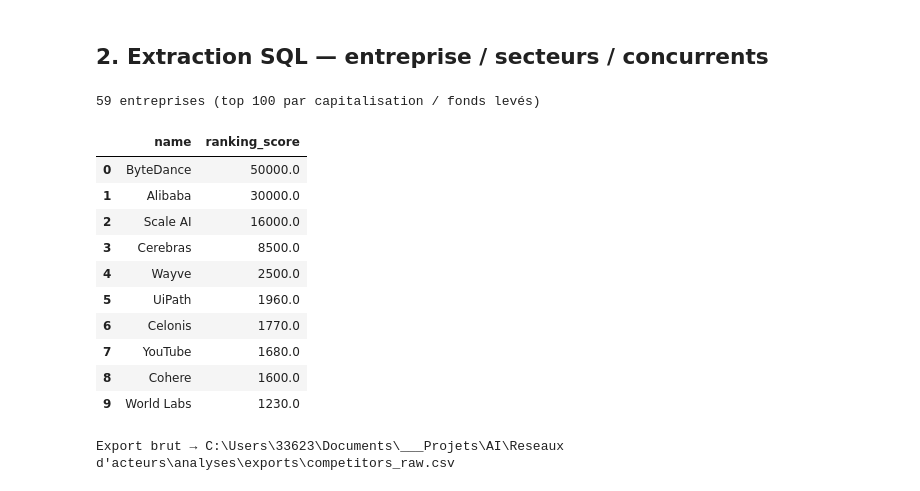
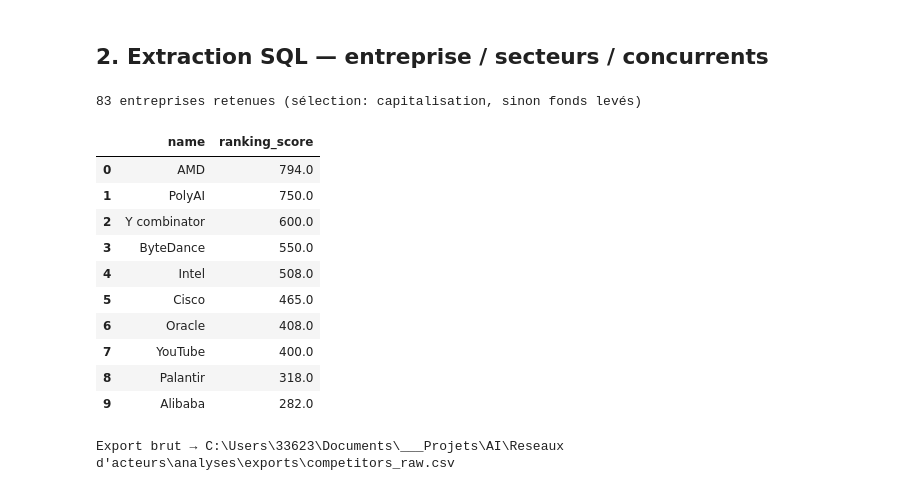
Before and after one commit to BenaventC/AInetworks, a Jupyter notebook: analyses/competition_analysis.ipynb, the cells around one changed output. Cells and saved outputs as stored; diff of their text form; code cells hidden in the pictures.

```diff
--- a/analyses/competition_analysis.ipynb
+++ b/analyses/competition_analysis.ipynb
@@ -40,47 +43,56 @@ Exports : C:\Users\33623\Documents\___Projets\AI\Reseaux d'acteurs\analyses\expo
 # %% [markdown]
 ## 2. Extraction SQL — entreprise / secteurs / concurrents
 # %%
-TOP_N = 100   # nombre d'entreprises retenues pour l'analyse
-
-# ranking_score = MAX(capitalization, funds_raised) en numérique — même logique que server.js
 SQL = f"""
+WITH base AS (
+    SELECT
+        name             AS {COL_NAME},
+        sector           AS {COL_SECTOR},
+        main_competitors AS {COL_COMPETITORS},
+        CASE
+            WHEN NULLIF(TRIM(capitalization), '') IS NULL THEN NULL
+            ELSE CAST(REPLACE(capitalization, ',', '.') AS REAL)
+        END AS cap_musd,
+        CASE
+            WHEN NULLIF(TRIM(funds_raised), '') IS NULL THEN NULL
+            ELSE CAST(REPLACE(funds_raised, ',', '.') AS REAL)
+        END AS funds_musd
+    FROM enterprises
+    WHERE main_competitors IS NOT NULL
+      AND main_competitors != ''
+)
 SELECT
-    name             AS {COL_NAME},
-    sector           AS {COL_SECTOR},
-    main_competitors AS {COL_COMPETITORS},
-    MAX(
-        CAST(REPLACE(IFNULL(capitalization, '0'), ',', '.') AS REAL),
-        CAST(REPLACE(IFNULL(funds_raised,    '0'), ',', '.') AS REAL)
-    ) AS ranking_score
-FROM enterprises
-WHERE main_competitors IS NOT NULL
-  AND main_competitors != ''
-  AND MAX(
-        CAST(REPLACE(IFNULL(capitalization, '0'), ',', '.') AS REAL),
-        CAST(REPLACE(IFNULL(funds_raised,    '0'), ',', '.') AS REAL)
-      ) > 0
+    {COL_NAME},
+    {COL_SECTOR},
+    {COL_COMPETITORS},
+    COALESCE(cap_musd, funds_musd) AS ranking_score
+FROM base
+WHERE COALESCE(cap_musd, funds_musd) IS NOT NULL
+  AND COALESCE(cap_musd, funds_musd) > 0
 ORDER BY ranking_score DESC
-LIMIT {TOP_N}
 """
 
 with sqlite3.connect(DB_PATH) as con:
     df_raw = pd.read_sql_query(SQL, con)
 
-print(f"{len(df_raw)} entreprises (top {TOP_N} par capitalisation / fonds levés)")
+print(
+    f"{len(df_raw)} entreprises retenues "
+    f"(sélection: capitalisation, sinon fonds levés)"
+)
 df_raw[["name", "ranking_score"]].head(10)
 # %% [output]
-59 entreprises (top 100 par capitalisation / fonds levés)
+83 entreprises retenues (sélection: capitalisation, sinon fonds levés)
 |  | name | ranking_score |
-| 0 | ByteDance | 50000.0 |
-| 1 | Alibaba | 30000.0 |
-| 2 | Scale AI | 16000.0 |
-| 3 | Cerebras | 8500.0 |
-| 4 | Wayve | 2500.0 |
-| 5 | UiPath | 1960.0 |
-| 6 | Celonis | 1770.0 |
-| 7 | YouTube | 1680.0 |
-| 8 | Cohere | 1600.0 |
-| 9 | World Labs | 1230.0 |
+| 0 | AMD | 794.0 |
+| 1 | PolyAI | 750.0 |
+| 2 | Y combinator | 600.0 |
+| 3 | ByteDance | 550.0 |
+| 4 | Intel | 508.0 |
+| 5 | Cisco | 465.0 |
+| 6 | Oracle | 408.0 |
+| 7 | YouTube | 400.0 |
+| 8 | Palantir | 318.0 |
+| 9 | Alibaba | 282.0 |
 # %%
 # Export brut
 raw_path = EXPORTS_DIR / "competitors_raw.csv"
```
Also changed, not shown: parts of 13 cells of this notebook, 24 other files.
